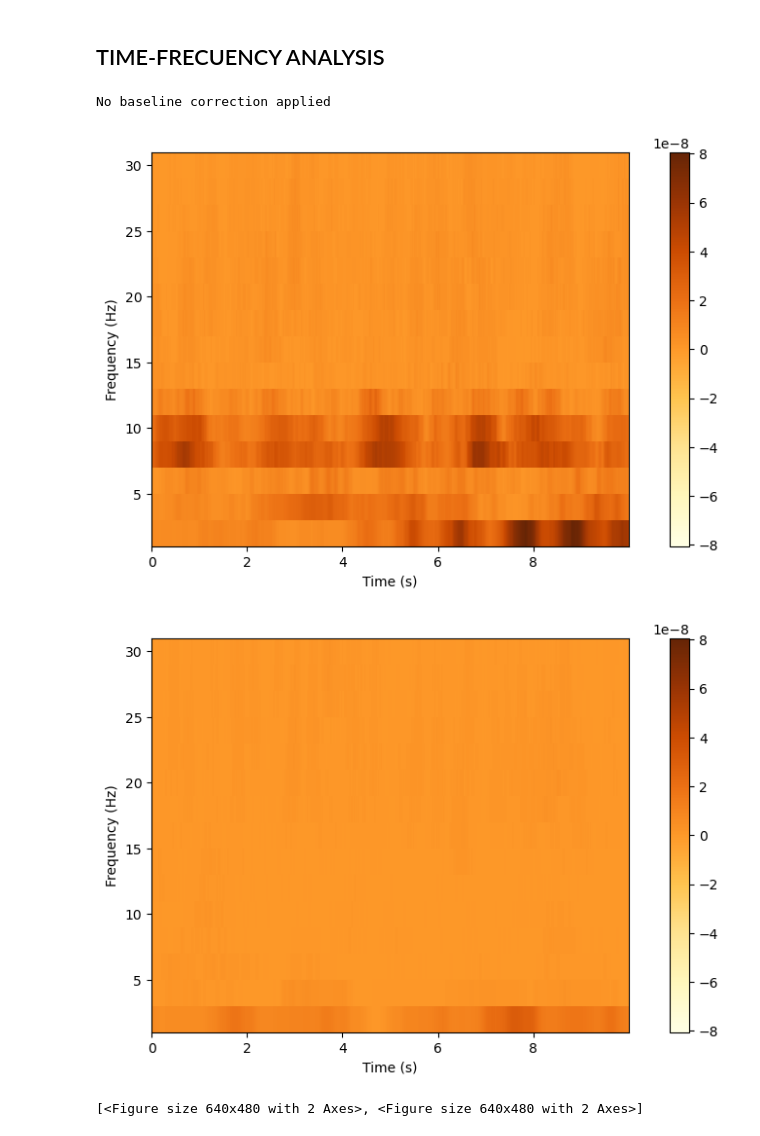
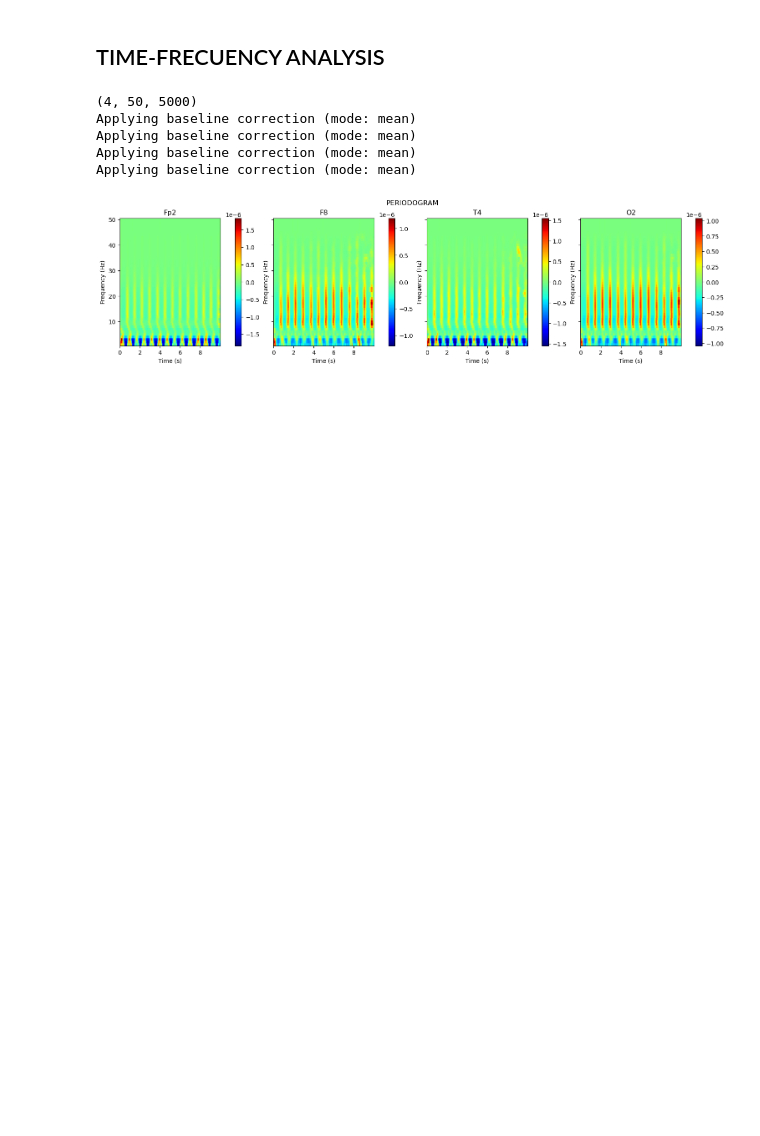
Before and after one commit to EloySerrudo/EEG_Project, a Jupyter notebook: bin/EDA_EEG.ipynb, the cells around one changed output. Saved outputs shown, nothing was run; the diff lists cells and outputs as text; code cells hidden in the pictures; blank space fills up the shorter version.

```diff
--- a/bin/EDA_EEG.ipynb
+++ b/bin/EDA_EEG.ipynb
@@ -62,6 +62,6 @@ Creating RawArray with float64 data, n_channels=4, n_times=5000
 Ready.
 # %%
-info_2 = mne.create_info(['Fp2','F8','T6','O2'],
+info_2 = mne.create_info(['Fp2','F8','T4','O2'],
                          sfreq=fs, ch_types='eeg')
 info_2.set_montage('standard_1020')
 info_2['description'] = 'Pruebas de EEG'
@@ -140,6 +140,6 @@ Designing a two-pass forward and reverse, zero-phase, non-causal bandpass filter
 - Filter length: 3301 samples (6.602 s)
 # %%
-eeg_raw_f_2 = eeg_raw_2.copy().filter(l_freq=fl, h_freq=fh, method='fir', phase='zero-double', fir_window='hamming',
-                                      fir_design='firwin', pad='reflect', verbose=True)
+eeg_raw_f_2 = eeg_raw_2.copy().filter(l_freq=fl, h_freq=40, method='fir', phase='zero-double', fir_window='hamming',
+                                      fir_design='firwin', pad='reflect', verbose=True).crop(tmin=0.5, tmax=10.5, include_tmax=False, verbose=True)
 # %% [output]
 Filtering raw data in 1 contiguous segment
@@ -238,16 +244,24 @@ Plotting power spectral density (dB=True).
 ## TIME-FRECUENCY ANALYSIS
 # %%
 # Definir parámetros para la TFR
-freqs = np.arange(2, 31, 2)  # Frecuencias de interés
+freqs = np.arange(1, 51, 1)  # Frecuencias de interés
 n_cycles = freqs / 2.  # Número de ciclos por frecuencia
+time_bandwidth = 2.0
+cmap = plt.cm.YlOrBr
 
-eeg_TFR_f_2 = eeg_raw_f_2.compute_tfr(method='multitaper', freqs=freqs, picks='data')#, n_cycles=n_cycles, time_bandwidth=4)#,
-                                         #time_bandwidth=2, return_itc=False)
-cmap = plt.cm.YlOrBr
+eeg_TFR_f_2 = eeg_raw_f_2.compute_tfr(method='multitaper', freqs=freqs, picks='data', output='power', verbose=True,
+                                      n_cycles=n_cycles, time_bandwidth=time_bandwidth)
+print(eeg_TFR_f_2.shape)
 # Visualizar TFR
-eeg_TFR_f_2.plot(cmap=cmap)
+fig, axs = plt.subplots(1, 4, figsize=(15, 4), sharey=True, layout="constrained")
+
+for i, (ax, title) in enumerate(zip(axs, ['Fp2','F8','T4','O2'])):
+    ax.set_title(title)
+    eeg_TFR_f_2.plot([i], baseline=(0, 1), mode='mean', cmap='jet', colorbar=True, title="PERIODOGRAM", axes=ax, show=False)
 # %% [output]
-No baseline correction applied
+(4, 50, 5000)
+Applying baseline correction (mode: mean)
+Applying baseline correction (mode: mean)
+Applying baseline correction (mode: mean)
+Applying baseline correction (mode: mean)
-[figure, old version]
+[figure, new version]
-[figure, removed]
-[<Figure size 640x480 with 2 Axes>, <Figure size 640x480 with 2 Axes>]
```
Also changed, not shown: parts of 24 cells of this notebook.
